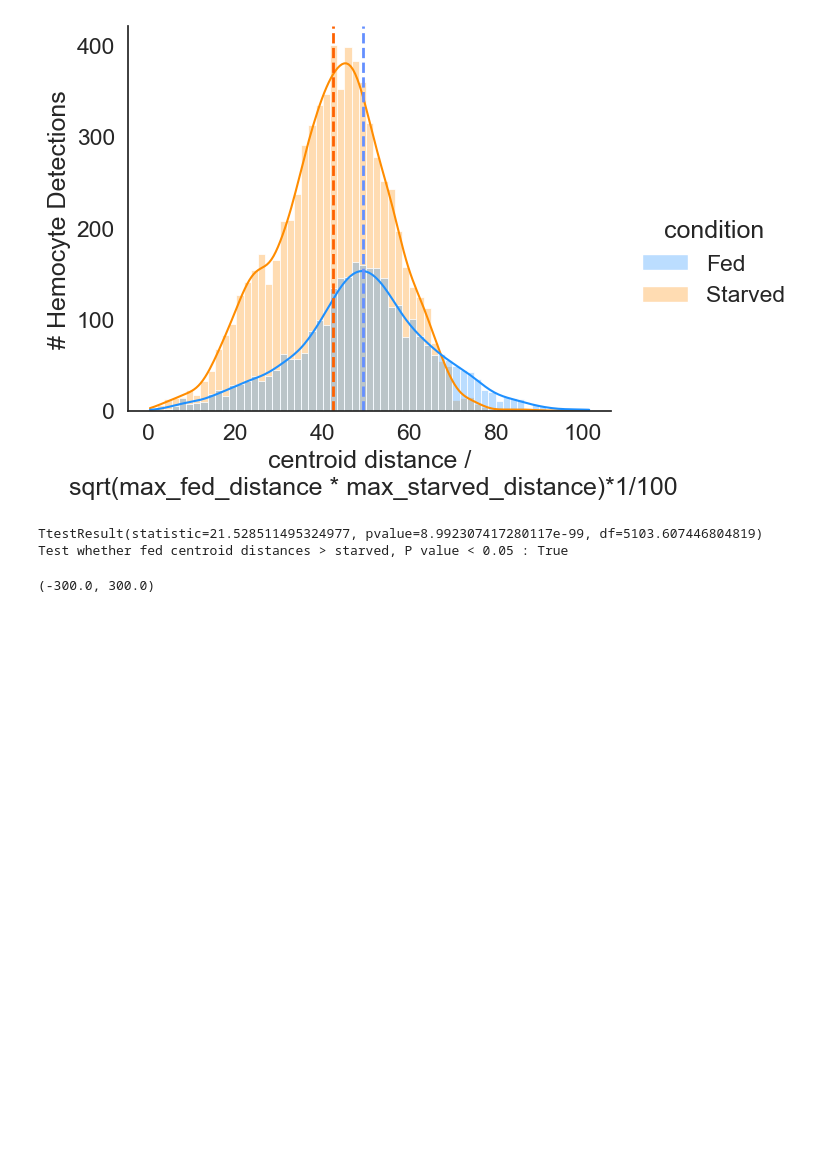
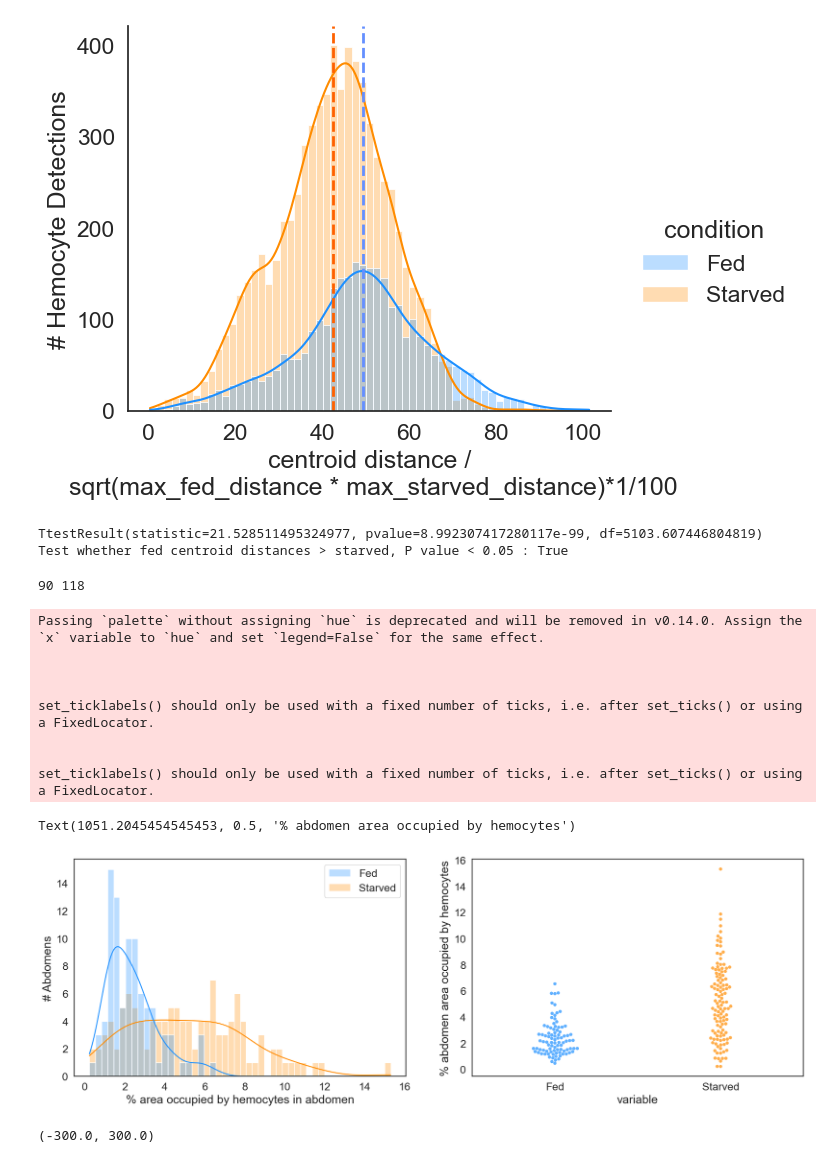
Before and after one commit to McCallLabBU/hemocyte_recruitment_image_quantification, a Jupyter notebook: code/archive/analyze_intensity_distributions.ipynb, the cells around one changed output. Drawn from its saved outputs; the diff is of its cells as text; code cells hidden in the pictures; blank space fills up the shorter version.

```diff
--- a/code/analyze_intensity_distributions.ipynb
+++ b/code/archive/analyze_intensity_distributions.ipynb
@@ -190,6 +205,44 @@ print("Test whether fed centroid distances > starved, P value < 0.05 :", test_hy
 # %% [output]
 TtestResult(statistic=21.528511495324977, pvalue=8.992307417280117e-99, df=5103.607446804819)
 Test whether fed centroid distances > starved, P value < 0.05 : True
+# %%
+starved, fed = [],[]
+for image in hemocyte_coordinates['Image'].unique():
+    hemocyte_area_sum = hemocyte_coordinates.loc[hemocyte_coordinates['Image']== image]['Cell: Area'].sum()
+    abdomen_area = abdomen_coordinates.loc[abdomen_coordinates['Image'] == image]['Area µm^2'].item()
+    condition = abdomen_coordinates.loc[abdomen_coordinates['Image'] == image]['condition'].item()
+    #print(image,abdomen_area,condition)
+    if condition == "Fed":
+        fed.append(100*hemocyte_area_sum/abdomen_area)
+    else:
+        starved.append(100*hemocyte_area_sum/abdomen_area)
+    #break
+print(len(fed),len(starved))
+hemocyte_area_per_abdomen = pd.DataFrame({'Fed': pd.Series(fed), 'Starved': pd.Series(starved)})
+hemocyte_area_per_abdomen
+
+hemocyte_area_per_abdomen_melt = hemocyte_area_per_abdomen.melt()
+
+fig, ax = plt.subplots(1,2, figsize=(20,6))
+sns.histplot(hemocyte_area_per_abdomen,kde=True, bins=50,palette=color_scheme, alpha=0.3, ax=ax[0])
+ax[0].set(xlabel='% area occupied by hemocytes in abdomen', ylabel='# Abdomens')
+
+sns.swarmplot(y= hemocyte_area_per_abdomen_melt['value'], x= hemocyte_area_per_abdomen_melt['variable'] , ax= ax[1], palette=color_scheme, alpha=0.7)
+ax[1].set_xticklabels(['Fed', 'Starved'], rotation=0)
+ax[1].set_yticklabels(ax[1].get_yticklabels())
+ax[1].set_ylabel("% abdomen area occupied by hemocytes")
+# %% [output]
+90 118
+Passing `palette` without assigning `hue` is deprecated and will be removed in v0.14.0. Assign the `x` variable to `hue` and set `legend=False` for the same effect.
+
+
+
+set_ticklabels() should only be used with a fixed number of ticks, i.e. after set_ticks() or using a FixedLocator.
+
+
+set_ticklabels() should only be used with a fixed number of ticks, i.e. after set_ticks() or using a FixedLocator.
+Text(1051.2045454545453, 0.5, '% abdomen area occupied by hemocytes')
+[figure, added]
 # %%
 # point density plot - all replicates per group
 fig, ax = plt.subplots(1,2,figsize=(15,5))
```
Also changed, not shown: parts of 5 cells of this notebook, 32 other files.
